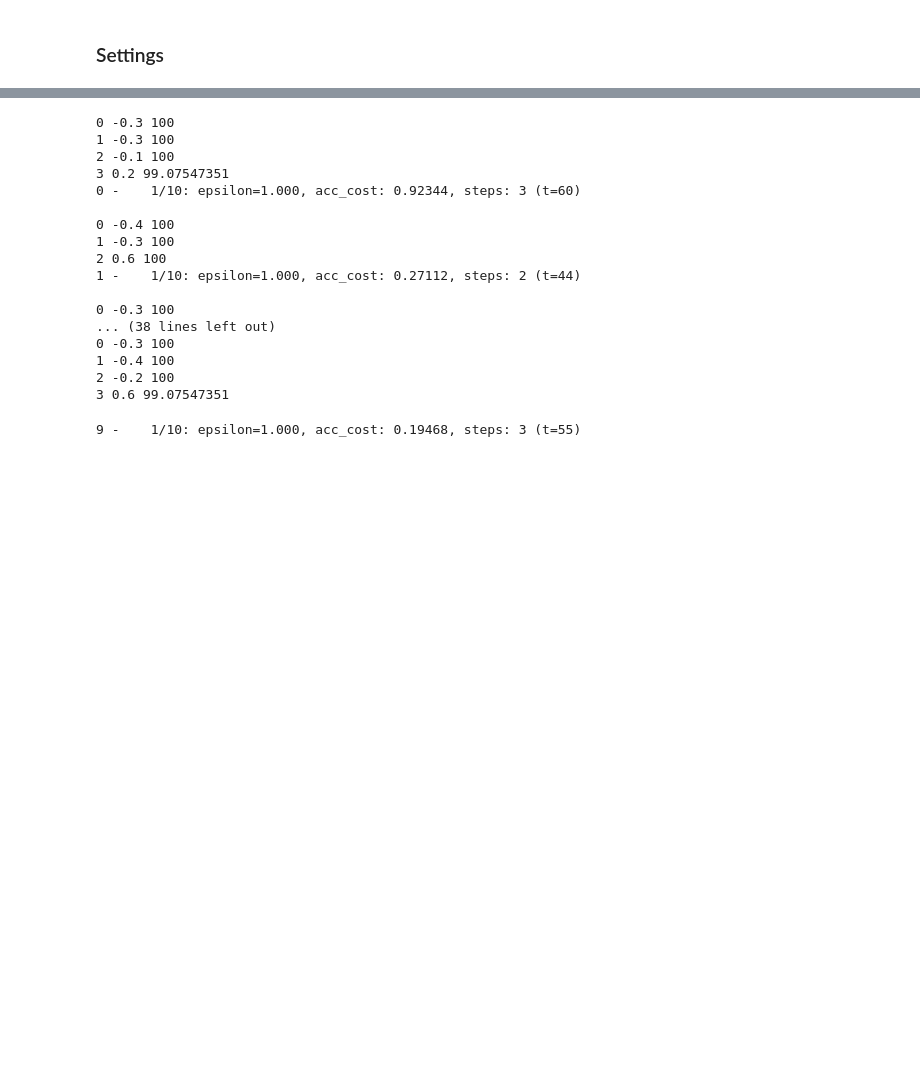
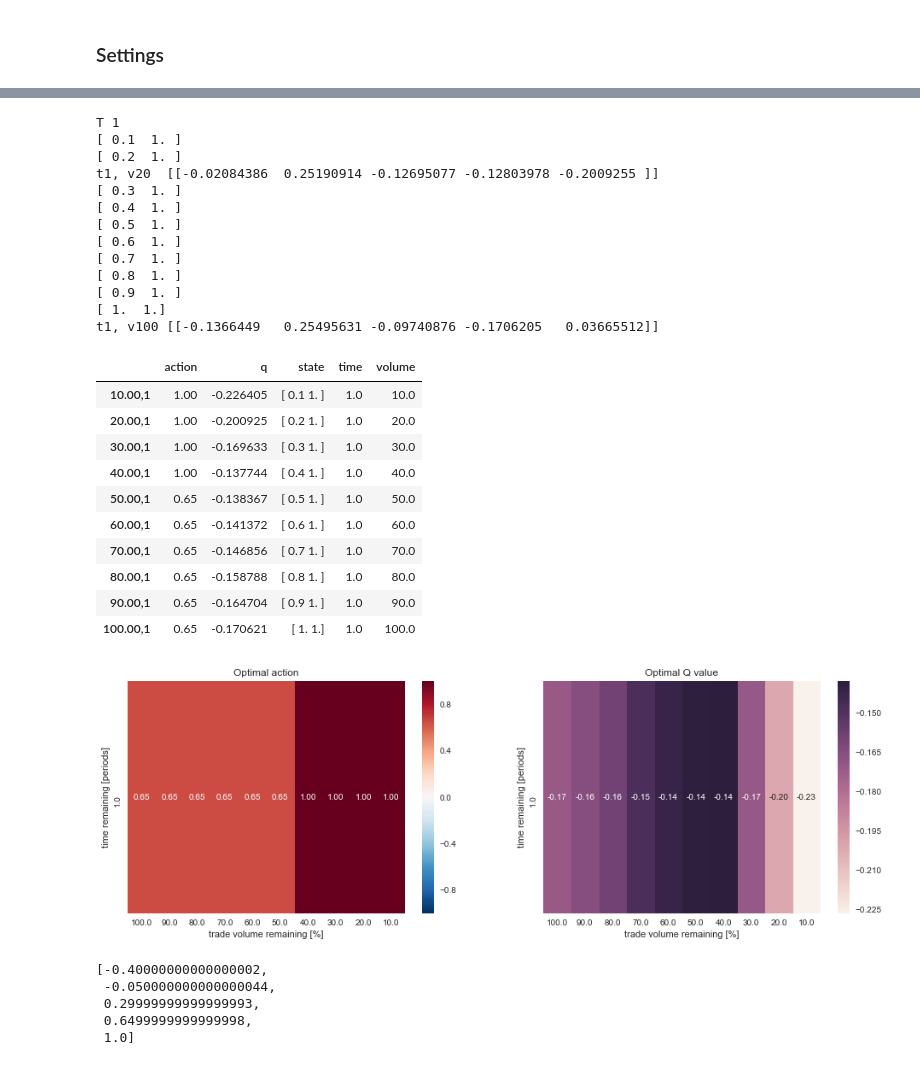
Before and after one commit to axelperschmann/orderbook_agent, a Jupyter notebook: orderbook_agent/notebooks/3_RL_forward_implementation.ipynb, the cells around one changed output, grey strips where cells are left out. Saved outputs shown, nothing was run; the diff lists cells and outputs as text; code cells hidden in the pictures; blank space fills up the shorter version.

Commit message:
RL Agent improvements

```diff
--- a/orderbook_agent/notebooks/3_RL_forward_implementation.ipynb
+++ b/orderbook_agent/notebooks/3_RL_forward_implementation.ipynb
@@ -30,7 +30,7 @@ from keras.optimizers import RMSprop
 # %% [output]
 Using TensorFlow backend.
 # %%
-filename_train = '/home/axel/data/obs_2016-11_USDT_BTC_range1.2.dict'
+filename_train = '/home/axel/data/small/obs_2016-11_USDT_BTC_maxVol100.dict'
 V = 100
 vol_intervals = 10
 T = 4
@@ -38,7 +38,7 @@ P = 15
 state_variables=['volume','time']
 
 
-actions = list(np.linspace(-0.4, 1.0, num=15))
+actions = list(np.linspace(-0.4, 1.0, num=5))
 print("V={}, T={}, P={}".format(V, T, P))
 print("Actions: ", ", ".join(["{:1.2f}".format(a) for a in actions]))
 
@@ -61,8 +63,7 @@ print(NUM_ACTIONS)
 # %%
 def base_model(input_dim=2, output_dim=15):
     model = Sequential()
-    model.add(Dense(64, input_dim=input_dim, activation='relu', init='glorot_normal'))
-    model.add(Dense(output_dim, activation='linear', init='glorot_normal'))
+    model.add(Dense(32, input_dim=input_dim, activation='relu', init='zero'))
+    model.add(Dense(output_dim, activation='linear', init='zero'))
     model.compile(loss='mse', optimizer='Adam')
     return model
-model = base_model()
@@ -331,26 +198,45 @@ def train_RL(orderbooks, V, T, P, epochs, model=None, gamma=0.95, DECAY_RATE=0.0
+# %%
+episodes_train = OrderbookEpisodesGenerator(filename=filename_train, episode_length=T*P)
 # %%
 V=100
-T=4
-P=15
+T=1
+P=5
 
-model = train_RL(orderbooks=episodes_train[:1], V=V, T=T, P=P, epochs=10, model=None,
+# plot_episode(episodes_train[1], volume=100)
+agent = train_RL(orderbooks=episodes_train[1:2], V=V, T=T, period_length=P, epochs=50, model=None,
                  verbose=False, state_variables=['volume', 'time'])
+agent.heatmap_Q()
 # %% [output]
-0 -0.3 100
-1 -0.3 100
-2 -0.1 100
-3 0.2 99.07547351
-0 -    1/10: epsilon=1.000, acc_cost: 0.92344, steps: 3 (t=60)
-
-0 -0.4 100
-1 -0.3 100
-2 0.6 100
-1 -    1/10: epsilon=1.000, acc_cost: 0.27112, steps: 2 (t=44)
-
-0 -0.3 100
-... (38 lines left out)
-0 -0.3 100
-1 -0.4 100
-2 -0.2 100
-3 0.6 99.07547351
+T 1
+[ 0.1  1. ]
+[ 0.2  1. ]
+t1, v20  [[-0.02084386  0.25190914 -0.12695077 -0.12803978 -0.2009255 ]]
+[ 0.3  1. ]
+[ 0.4  1. ]
+[ 0.5  1. ]
+[ 0.6  1. ]
+[ 0.7  1. ]
+[ 0.8  1. ]
+[ 0.9  1. ]
+[ 1.  1.]
+t1, v100 [[-0.1366449   0.25495631 -0.09740876 -0.1706205   0.03665512]]
-9 -    1/10: epsilon=1.000, acc_cost: 0.19468, steps: 3 (t=55)
+|  | action | q | state | time | volume |
+| 10.00,1 | 1.00 | -0.226405 | [ 0.1 1. ] | 1.0 | 10.0 |
+| 20.00,1 | 1.00 | -0.200925 | [ 0.2 1. ] | 1.0 | 20.0 |
+| 30.00,1 | 1.00 | -0.169633 | [ 0.3 1. ] | 1.0 | 30.0 |
+| 40.00,1 | 1.00 | -0.137744 | [ 0.4 1. ] | 1.0 | 40.0 |
+| 50.00,1 | 0.65 | -0.138367 | [ 0.5 1. ] | 1.0 | 50.0 |
+| 60.00,1 | 0.65 | -0.141372 | [ 0.6 1. ] | 1.0 | 60.0 |
+| 70.00,1 | 0.65 | -0.146856 | [ 0.7 1. ] | 1.0 | 70.0 |
+| 80.00,1 | 0.65 | -0.158788 | [ 0.8 1. ] | 1.0 | 80.0 |
+| 90.00,1 | 0.65 | -0.164704 | [ 0.9 1. ] | 1.0 | 90.0 |
+| 100.00,1 | 0.65 | -0.170621 | [ 1. 1.] | 1.0 | 100.0 |
+[figure, added]
+# %%
+actions
+# %% [output]
+[-0.40000000000000002,
+ -0.050000000000000044,
+ 0.29999999999999993,
+ 0.6499999999999998,
+ 1.0]
```
Also changed, not shown: parts of 9 cells of this notebook, 1 other file.
